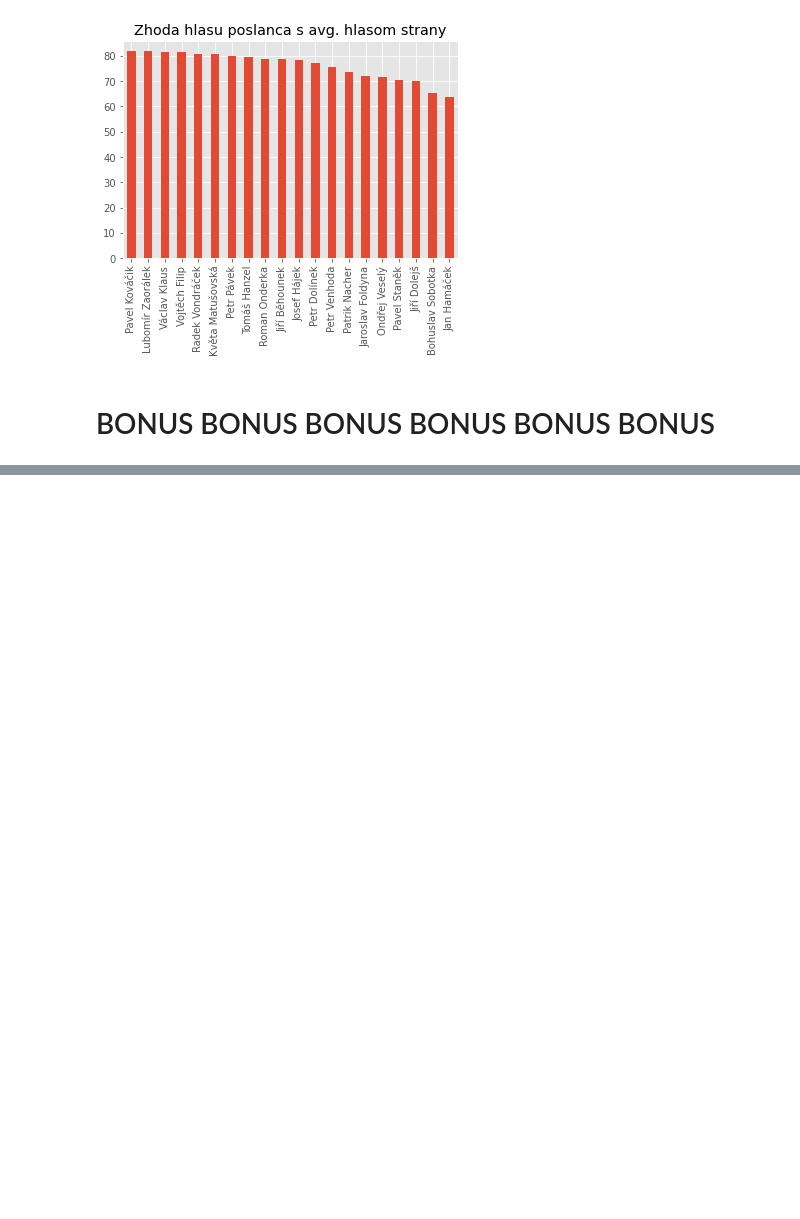
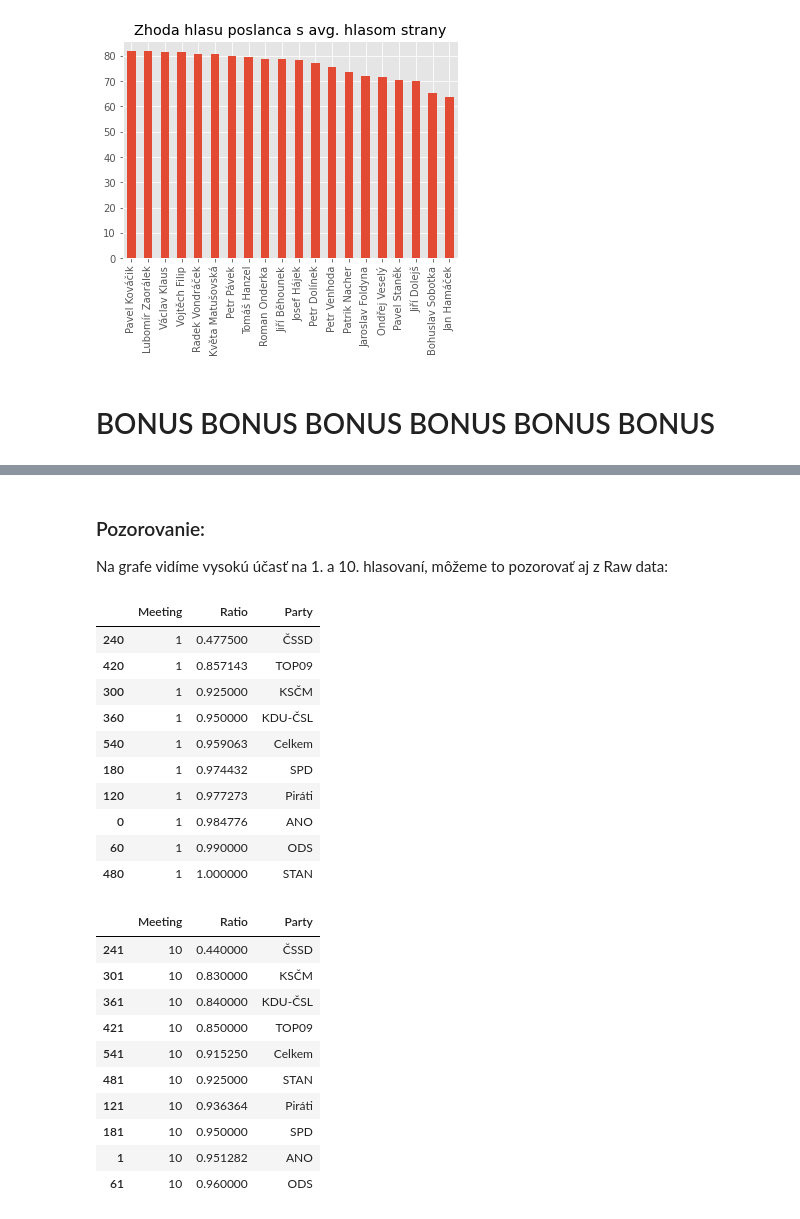
Before and after one commit to bumbac/VZD-ML, a Jupyter notebook: 01/src/hw.ipynb, the cells around one changed output, grey strips where cells are left out. Cells and saved outputs as stored; diff of their text form; code cells hidden in the pictures; blank space fills up the shorter version.

```diff
--- a/01/src/hw.ipynb
+++ b/01/src/hw.ipynb
@@ -440,0 +429,29 @@ for party in df.Party.unique():
+# %% [markdown]
+### Pozorovanie:
+Na grafe vidíme vysokú účasť na 1. a 10. hlasovaní, môžeme to pozorovať aj z Raw data:
+# %%
+display(party_data[party_data['Meeting'] == 1].sort_values(by='Ratio', ascending = True))
+display(party_data[party_data['Meeting'] == 10].sort_values(by='Ratio', ascending = True))
+# %% [output]
+|  | Meeting | Ratio | Party |
+| 240 | 1 | 0.477500 | ČSSD |
+| 420 | 1 | 0.857143 | TOP09 |
+| 300 | 1 | 0.925000 | KSČM |
+| 360 | 1 | 0.950000 | KDU-ČSL |
+| 540 | 1 | 0.959063 | Celkem |
+| 180 | 1 | 0.974432 | SPD |
+| 120 | 1 | 0.977273 | Piráti |
+| 0 | 1 | 0.984776 | ANO |
+| 60 | 1 | 0.990000 | ODS |
+| 480 | 1 | 1.000000 | STAN |
+|  | Meeting | Ratio | Party |
+| 241 | 10 | 0.440000 | ČSSD |
+| 301 | 10 | 0.830000 | KSČM |
+| 361 | 10 | 0.840000 | KDU-ČSL |
+| 421 | 10 | 0.850000 | TOP09 |
+| 541 | 10 | 0.915250 | Celkem |
+| 481 | 10 | 0.925000 | STAN |
+| 121 | 10 | 0.936364 | Piráti |
+| 181 | 10 | 0.950000 | SPD |
+| 1 | 10 | 0.951282 | ANO |
+| 61 | 10 | 0.960000 | ODS |
```
Also changed, not shown: parts of 10 cells of this notebook, 4 other files.
